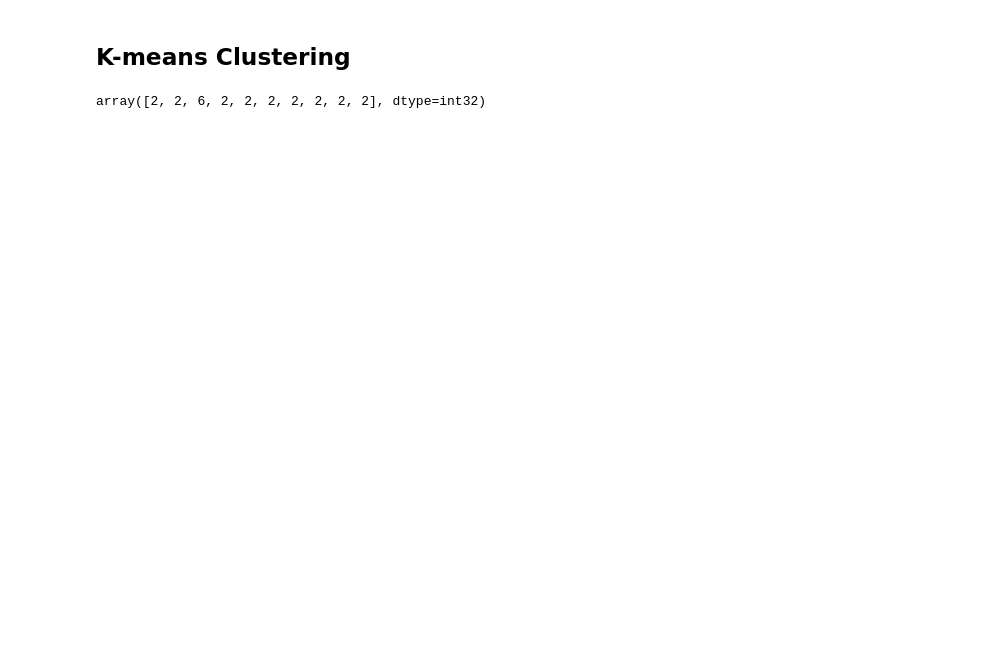
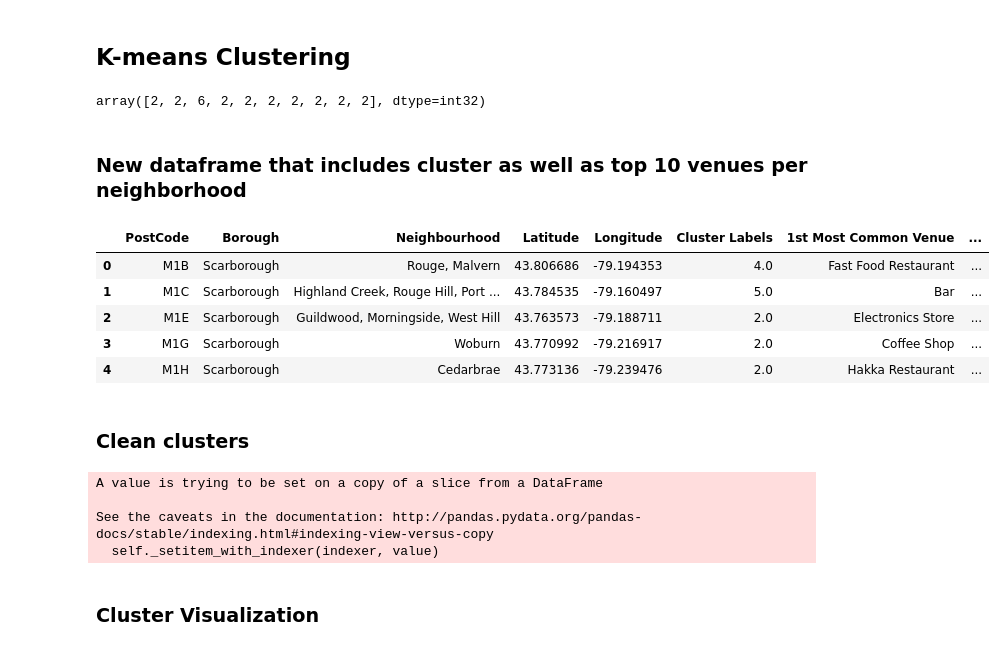
Before and after one commit to chialingyang7718/Coursera_Capstone, a Jupyter notebook: Toronto_last_part.ipynb, the cells around one changed output. Cells and saved outputs as stored; diff of their text form; code cells hidden in the pictures; blank space fills up the shorter version.

```diff
--- a/Toronto_last_part.ipynb
+++ b/Toronto_last_part.ipynb
@@ -300,3 +300,24 @@ kmeans = KMeans(n_clusters=kclusters, random_state=0).fit(toronto_grouped_cluste
 kmeans.labels_[0:10]
 # %% [output]
 array([2, 2, 6, 2, 2, 2, 2, 2, 2, 2], dtype=int32)
+# %% [markdown]
+### New dataframe that includes cluster as well as top 10 venues per neighborhood
+# %%
+neighborhoods_venues_sorted.drop(['Cluster Labels'], axis=1, inplace=True)
+
+# add clustering labels
+neighborhoods_venues_sorted.insert(0, 'Cluster Labels', kmeans.labels_)
+
+toronto_merged = df
+
+# merge toronto_grouped with toronto_data to add latitude/longitude for each neighborhood
+toronto_merged = toronto_merged.join(neighborhoods_venues_sorted.set_index('Neighborhood'), on='Neighbourhood')
+
+toronto_merged.head() # check the last columns!
+# %% [output]
+|  | PostCode | Borough | Neighbourhood | Latitude | Longitude | Cluster Labels | 1st Most Common Venue | ... |
+| 0 | M1B | Scarborough | Rouge, Malvern | 43.806686 | -79.194353 | 4.0 | Fast Food Restaurant | ... |
+| 1 | M1C | Scarborough | Highland Creek, Rouge Hill, Port ... | 43.784535 | -79.160497 | 5.0 | Bar | ... |
+| 2 | M1E | Scarborough | Guildwood, Morningside, West Hill | 43.763573 | -79.188711 | 2.0 | Electronics Store | ... |
+| 3 | M1G | Scarborough | Woburn | 43.770992 | -79.216917 | 2.0 | Coffee Shop | ... |
+| 4 | M1H | Scarborough | Cedarbrae | 43.773136 | -79.239476 | 2.0 | Hakka Restaurant | ... |
@@ -302,0 +335,13 @@ array([2, 2, 6, 2, 2, 2, 2, 2, 2, 2], dtype=int32)
+# %% [markdown]
+### Clean clusters
+# %%
+for i in list:
+    toronto_merged['Cluster Labels'].iloc[i] = 0
+toronto_merged['Cluster Labels'] = toronto_merged['Cluster Labels'].astype(np.int16)
+# %% [output]
+A value is trying to be set on a copy of a slice from a DataFrame
+
+See the caveats in the documentation: http://pandas.pydata.org/pandas-docs/stable/indexing.html#indexing-view-versus-copy
+  self._setitem_with_indexer(indexer, value)
+# %% [markdown]
+### Cluster Visualization
```
Also changed, not shown: parts of 2 cells of this notebook.
